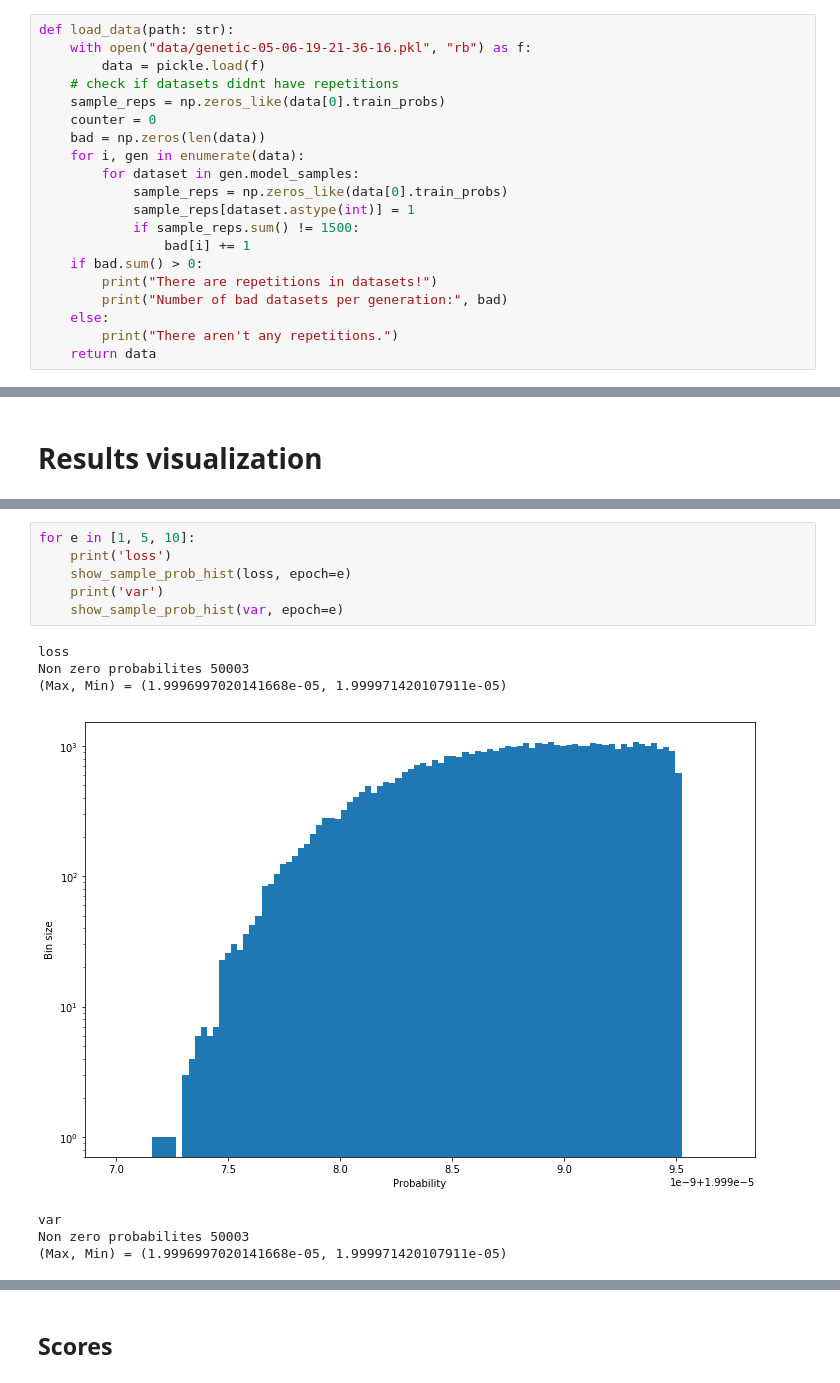
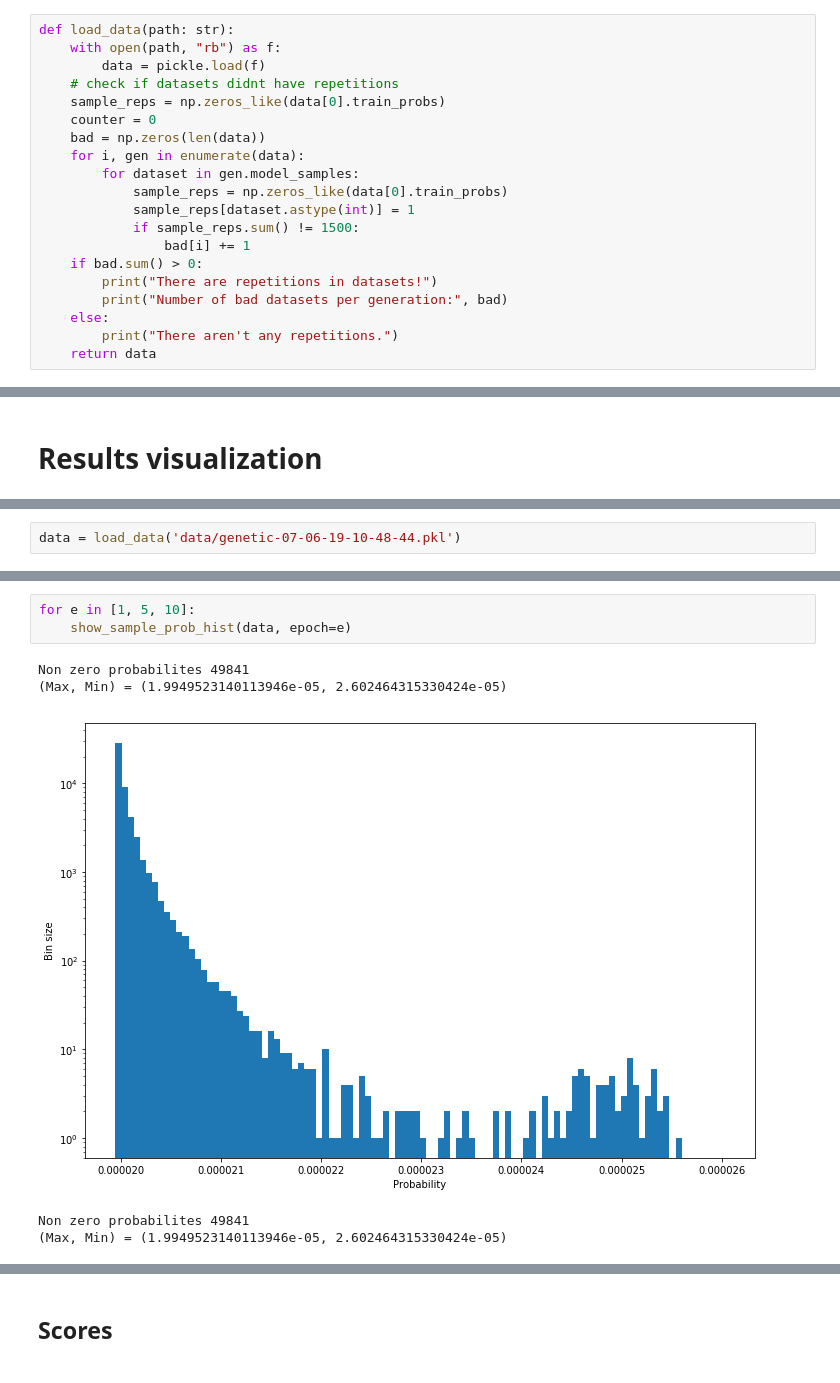
Before and after one commit to tmiskow/clash-royale-challenge, a Jupyter notebook: Visualizations.ipynb, the cells around one changed output, grey strips where cells are left out. Drawn from its saved outputs; the diff is of its cells as text.

Commit message:
Visualizations

```diff
--- a/Visualizations.ipynb
+++ b/Visualizations.ipynb
@@ -9,7 +9,7 @@ import numpy as np
 ## Load data
 # %%
 def load_data(path: str):
-    with open("data/genetic-05-06-19-21-36-16.pkl", "rb") as f:
+    with open(path, "rb") as f:
         data = pickle.load(f)
     # check if datasets didnt have repetitions
     sample_reps = np.zeros_like(data[0].train_probs)
@@ -140,0 +135,2 @@ There aren't any repetitions.
+# %%
+data = load_data('data/genetic-07-06-19-10-48-44.pkl')
@@ -151,14 +144,9 @@ Mean number of non zero probabilities: 50003.2578125
 # %%
 for e in [1, 5, 10]:
-    print('loss')
-    show_sample_prob_hist(loss, epoch=e)
-    print('var')
-    show_sample_prob_hist(var, epoch=e)
+    show_sample_prob_hist(data, epoch=e)
 # %% [output]
-loss
-Non zero probabilites 50003
-(Max, Min) = (1.9996997020141668e-05, 1.999971420107911e-05)
+Non zero probabilites 49841
+(Max, Min) = (1.9949523140113946e-05, 2.602464315330424e-05)
-[figure, old version]
+[figure, new version]
-var
-Non zero probabilites 50003
-(Max, Min) = (1.9996997020141668e-05, 1.999971420107911e-05)
+Non zero probabilites 49841
+(Max, Min) = (1.9949523140113946e-05, 2.602464315330424e-05)
```
Also changed, not shown: parts of 11 cells of this notebook.
